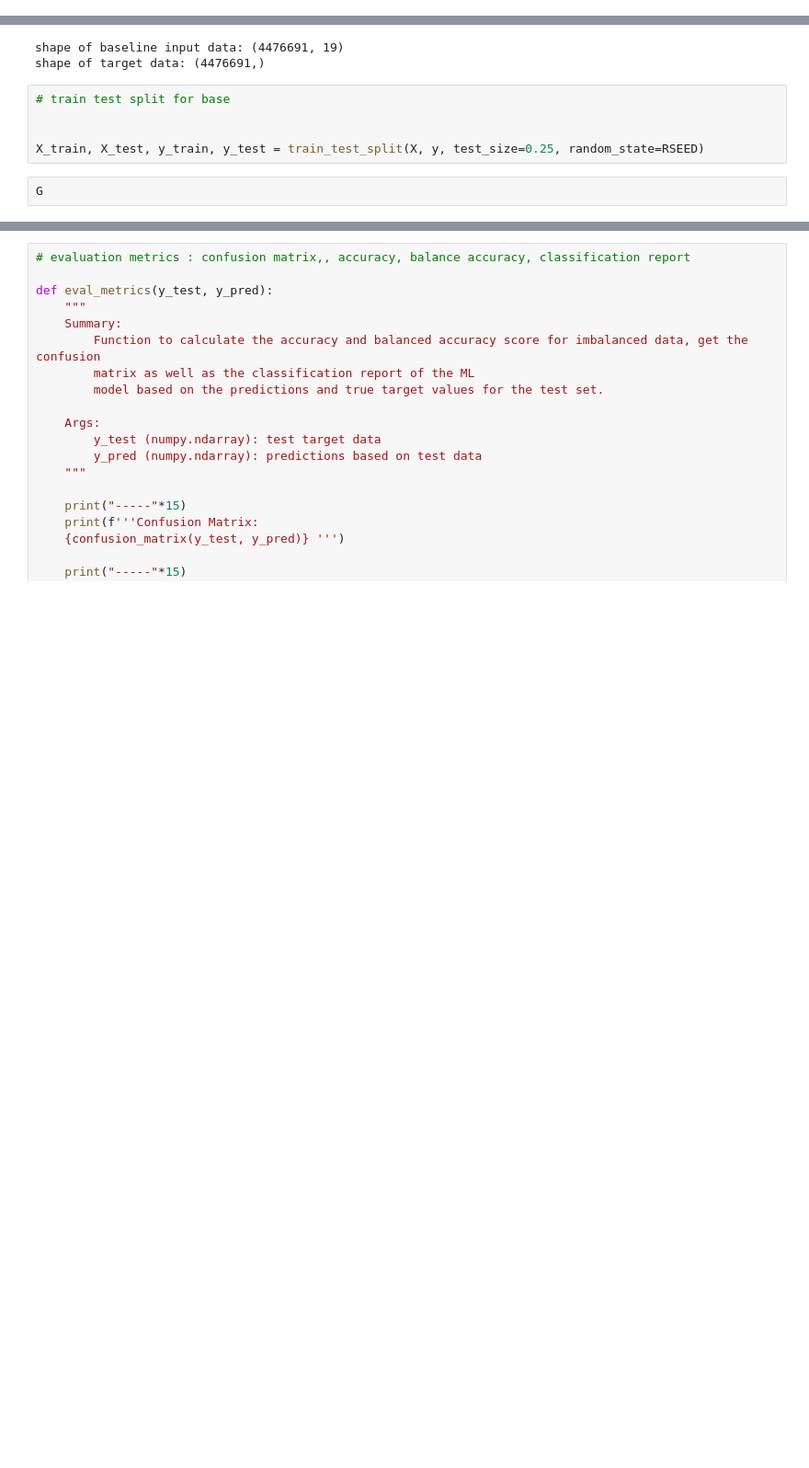
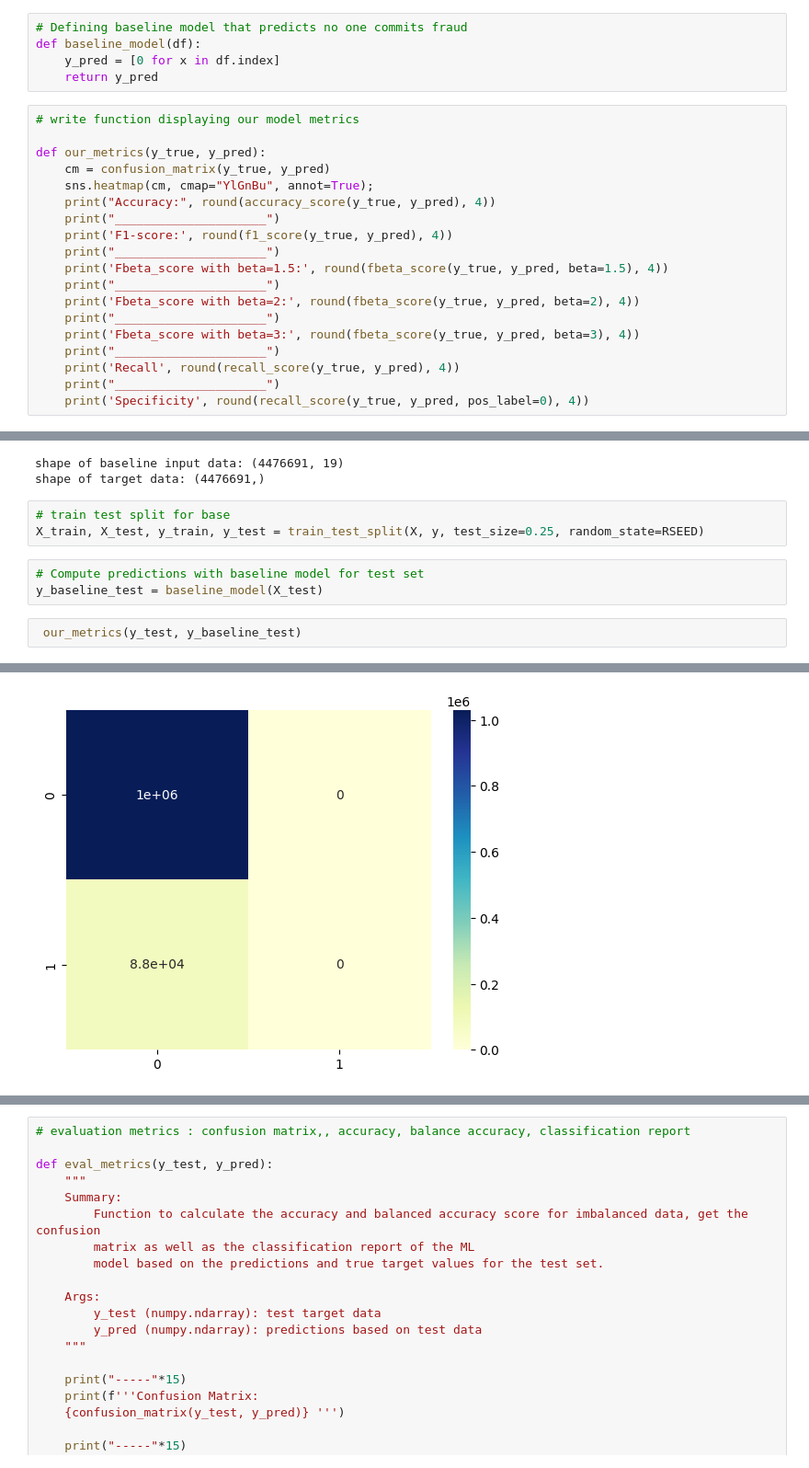
Before and after one commit to Cazta/fraud_detection_electricity_company, a Jupyter notebook: fraud_data_modeling_baseline.ipynb, the cells around one changed output, grey strips where cells are left out. Shown at 92% size. Saved outputs shown, nothing was run; the diff lists cells and outputs as text; blank space fills up the shorter version.

Commit message:
cleaning and baseline model 11.07.23

```diff
--- a/fraud_data_modeling_baseline.ipynb
+++ b/fraud_data_modeling_baseline.ipynb
@@ -331,3 +405,27 @@ plt.show();
+# %%
+# Defining baseline model that predicts no one commits fraud
+def baseline_model(df):
+    y_pred = [0 for x in df.index]
+    return y_pred
+# %%
+# write function displaying our model metrics
+
+def our_metrics(y_true, y_pred):
+    cm = confusion_matrix(y_true, y_pred)
+    sns.heatmap(cm, cmap="YlGnBu", annot=True);
+    print("Accuracy:", round(accuracy_score(y_true, y_pred), 4))
+    print("_____________________")
+    print('F1-score:', round(f1_score(y_true, y_pred), 4))
+    print("_____________________")
+    print('Fbeta_score with beta=1.5:', round(fbeta_score(y_true, y_pred, beta=1.5), 4))
+    print("_____________________")
+    print('Fbeta_score with beta=2:', round(fbeta_score(y_true, y_pred, beta=2), 4))
+    print("_____________________")
+    print('Fbeta_score with beta=3:', round(fbeta_score(y_true, y_pred, beta=3), 4))
+    print("_____________________")
+    print('Recall', round(recall_score(y_true, y_pred), 4))
+    print("_____________________")
+    print('Specificity', round(recall_score(y_true, y_pred, pos_label=0), 4))
 # %%
 # feature variables of our data
 
@@ -368,8 +466,10 @@ shape of baseline input data: (4476691, 19)
 shape of target data: (4476691,)
 # %%
 # train test split for base
-
-
 X_train, X_test, y_train, y_test = train_test_split(X, y, test_size=0.25, random_state=RSEED)
-# %%
-G
+# %%
+# Compute predictions with baseline model for test set
+y_baseline_test = baseline_model(X_test)
+# %%
+ our_metrics(y_test, y_baseline_test)
+# %% [output]
@@ -376,3 +489,4 @@ G
+[figure, added]
 # %%
 log_reg = LogisticRegression()
 log_reg.fit(X=_train, y_train)
```
Also changed, not shown: parts of 7 cells of this notebook, 1 other file.
